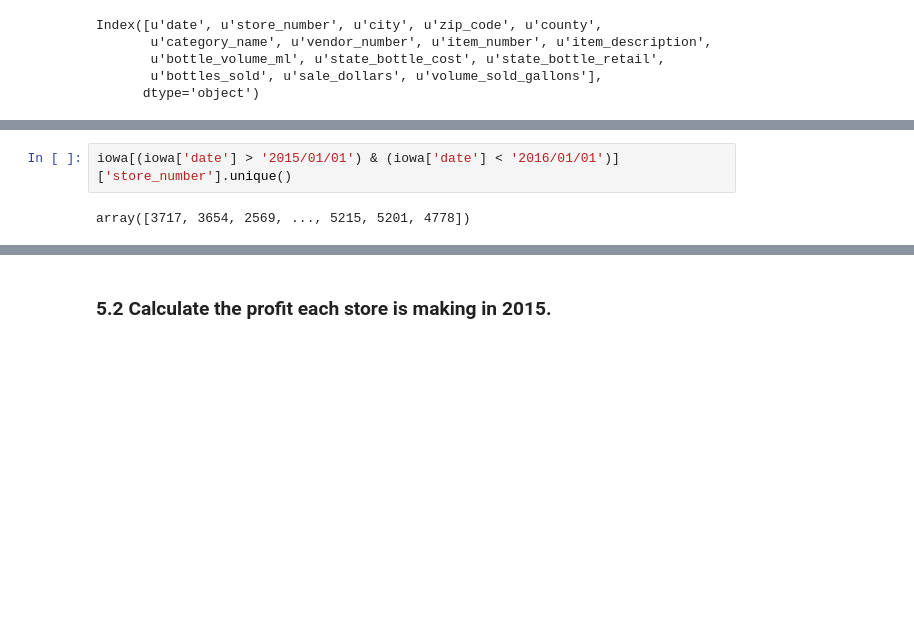
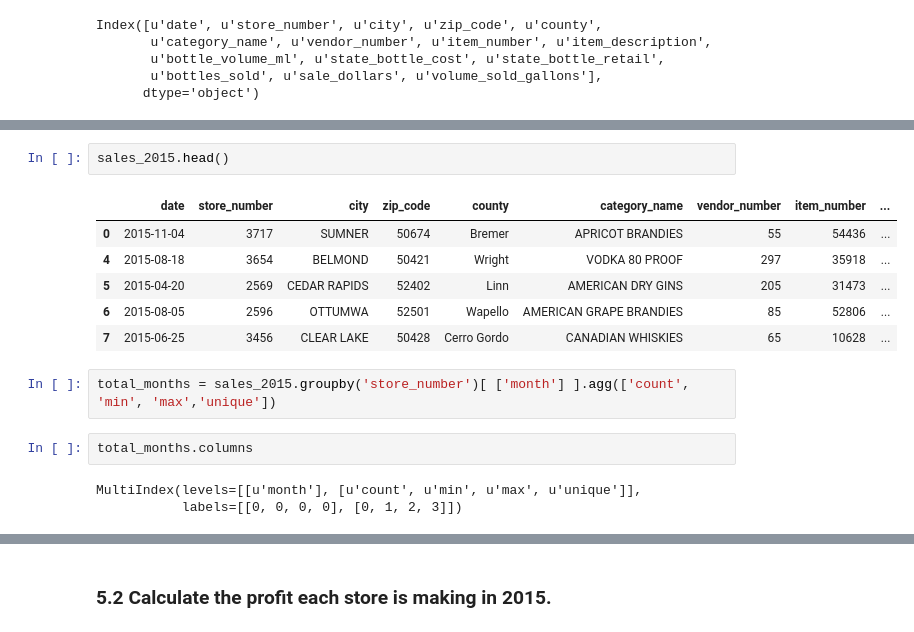
Before and after one commit to vnessified/DSI-SF-2-vnessified, a Jupyter notebook: projects/project-03/starter-code/project-3-starter.ipynb, the cells around one changed output, grey strips where cells are left out. Cells and saved outputs as stored; diff of their text form; blank space fills up the shorter version.

```diff
--- a/projects/project-03/starter-code/project-3-starter.ipynb
+++ b/projects/project-03/starter-code/project-3-starter.ipynb
@@ -358,4 +347,16 @@ iowa[(iowa['date'] > '2015/01/01') & (iowa['date'] < '2016/01/01')].sort_values(
-# %%
-iowa[(iowa['date'] > '2015/01/01') & (iowa['date'] < '2016/01/01')]['store_number'].unique()
-# %% [output]
-array([3717, 3654, 2569, ..., 5215, 5201, 4778])
+# %%
+sales_2015.head()
+# %% [output]
+|  | date | store_number | city | zip_code | county | category_name | vendor_number | item_number | ... |
+| 0 | 2015-11-04 | 3717 | SUMNER | 50674 | Bremer | APRICOT BRANDIES | 55 | 54436 | ... |
+| 4 | 2015-08-18 | 3654 | BELMOND | 50421 | Wright | VODKA 80 PROOF | 297 | 35918 | ... |
+| 5 | 2015-04-20 | 2569 | CEDAR RAPIDS | 52402 | Linn | AMERICAN DRY GINS | 205 | 31473 | ... |
+| 6 | 2015-08-05 | 2596 | OTTUMWA | 52501 | Wapello | AMERICAN GRAPE BRANDIES | 85 | 52806 | ... |
+| 7 | 2015-06-25 | 3456 | CLEAR LAKE | 50428 | Cerro Gordo | CANADIAN WHISKIES | 65 | 10628 | ... |
+# %%
+total_months = sales_2015.groupby('store_number')[ ['month'] ].agg(['count', 'min', 'max','unique'])
+# %%
+total_months.columns
+# %% [output]
+MultiIndex(levels=[[u'month'], [u'count', u'min', u'max', u'unique']],
+           labels=[[0, 0, 0, 0], [0, 1, 2, 3]])
```
Also changed, not shown: parts of 28 cells of this notebook.
